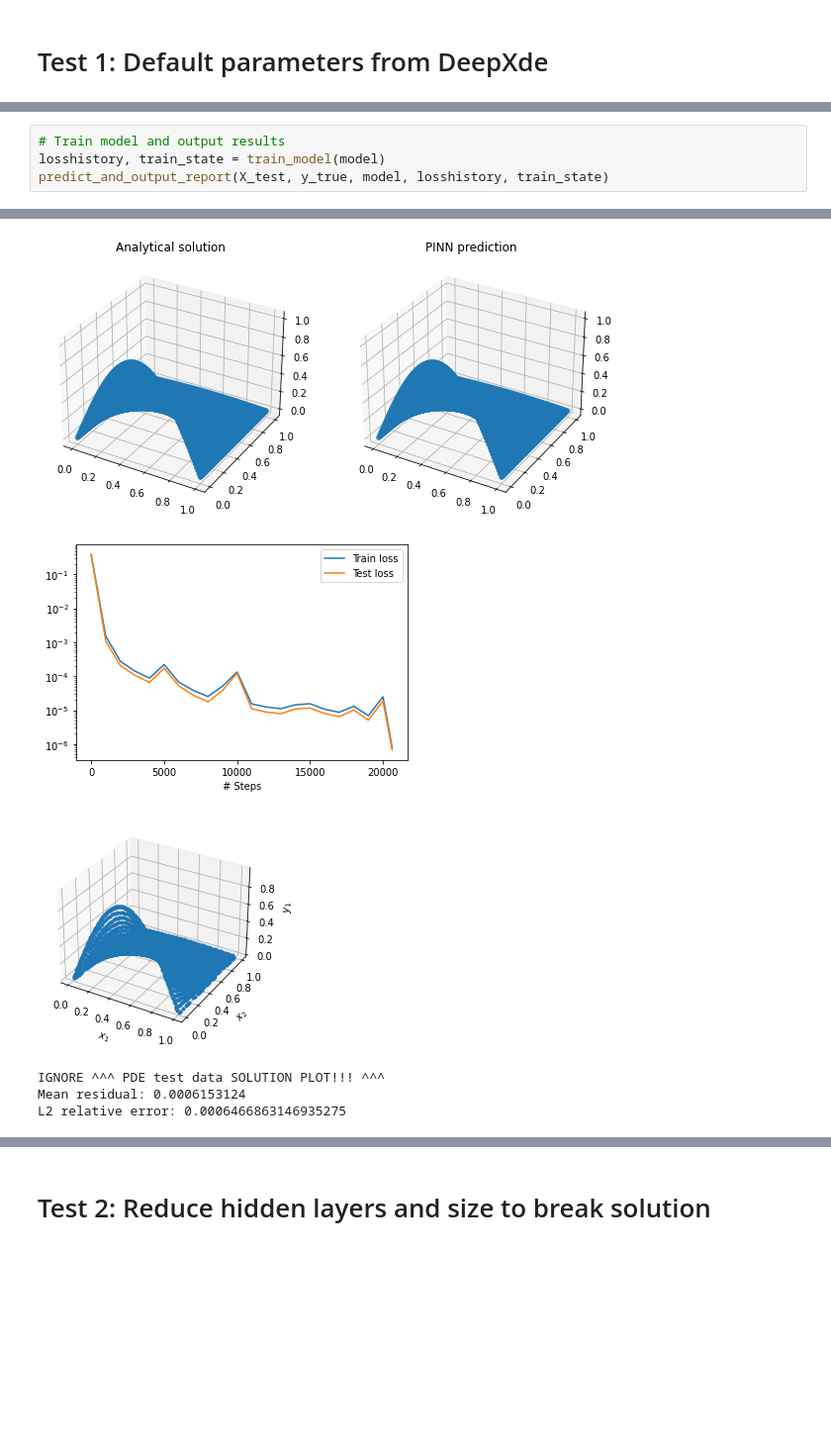
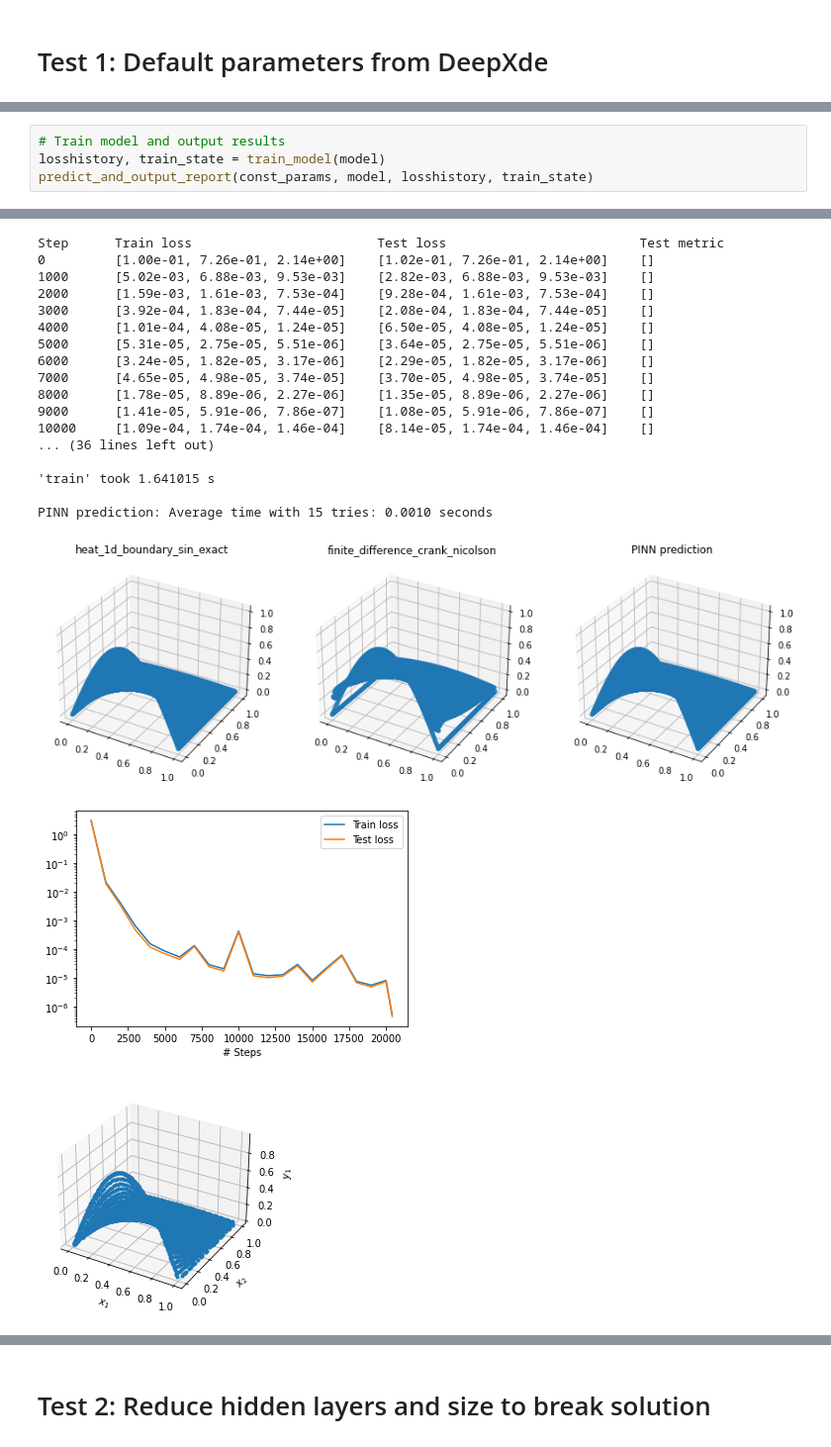
Before and after one commit to ykhas/2515_proj, a Jupyter notebook: heat_1d_bar_experiment.ipynb, the cells around one changed output, grey strips where cells are left out. Shown at 99% size. Cells and saved outputs as stored; diff of their text form; blank space fills up the shorter version.

```diff
--- a/heat_1d_bar_experiment.ipynb
+++ b/heat_1d_bar_experiment.ipynb
@@ -137,7 +195,7 @@ train_next_batch shape (3020, 2)
 # %%
 # Train model and output results
 losshistory, train_state = train_model(model)
-predict_and_output_report(X_test, y_true, model, losshistory, train_state)
+predict_and_output_report(const_params, model, losshistory, train_state)
 # %% [output]
 Compiling model...
 Building feed-forward neural network...
@@ -163,6 +235,20 @@ Training model...
+Step      Train loss                        Test loss                         Test metric
+0         [1.00e-01, 7.26e-01, 2.14e+00]    [1.02e-01, 7.26e-01, 2.14e+00]    []
+1000      [5.02e-03, 6.88e-03, 9.53e-03]    [2.82e-03, 6.88e-03, 9.53e-03]    []
+2000      [1.59e-03, 1.61e-03, 7.53e-04]    [9.28e-04, 1.61e-03, 7.53e-04]    []
+3000      [3.92e-04, 1.83e-04, 7.44e-05]    [2.08e-04, 1.83e-04, 7.44e-05]    []
+4000      [1.01e-04, 4.08e-05, 1.24e-05]    [6.50e-05, 4.08e-05, 1.24e-05]    []
+5000      [5.31e-05, 2.75e-05, 5.51e-06]    [3.64e-05, 2.75e-05, 5.51e-06]    []
+6000      [3.24e-05, 1.82e-05, 3.17e-06]    [2.29e-05, 1.82e-05, 3.17e-06]    []
+7000      [4.65e-05, 4.98e-05, 3.74e-05]    [3.70e-05, 4.98e-05, 3.74e-05]    []
+8000      [1.78e-05, 8.89e-06, 2.27e-06]    [1.35e-05, 8.89e-06, 2.27e-06]    []
+9000      [1.41e-05, 5.91e-06, 7.86e-07]    [1.08e-05, 5.91e-06, 7.86e-07]    []
+10000     [1.09e-04, 1.74e-04, 1.46e-04]    [8.14e-05, 1.74e-04, 1.46e-04]    []
+... (36 lines left out)
+
+'train' took 1.641015 s
+
+PINN prediction: Average time with 15 tries: 0.0010 seconds
-[figure, old version]
+[figure, new version]
-[figure, old version]
+[figure, new version]
 [figure]
-IGNORE ^^^ PDE test data SOLUTION PLOT!!! ^^^
-Mean residual: 0.0006153124
-L2 relative error: 0.0006466863146935275
```
Also changed, not shown: parts of 11 cells of this notebook.
